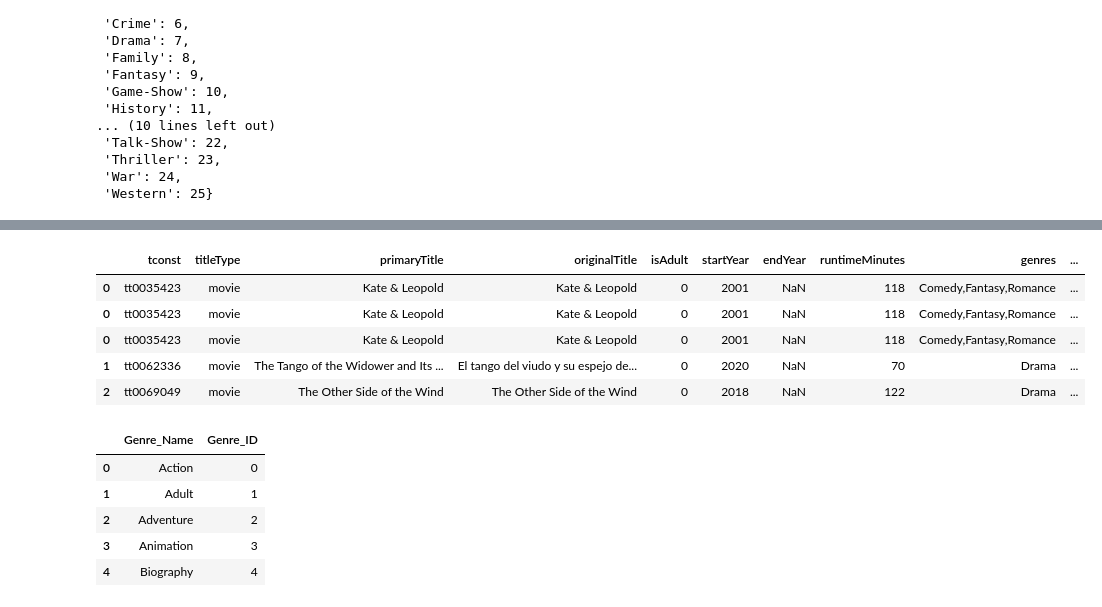
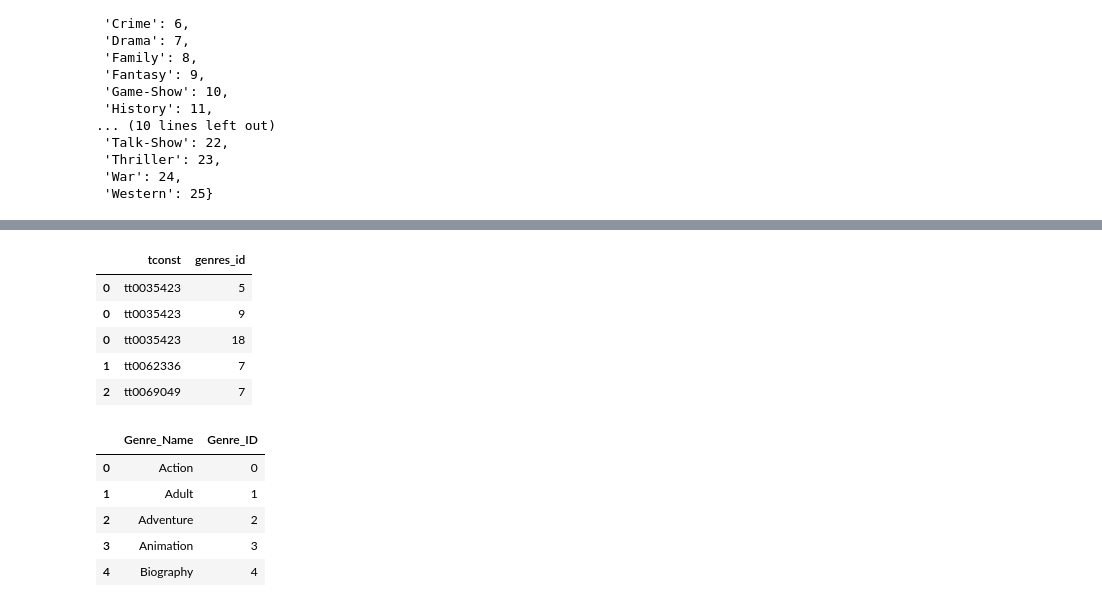
Before and after one commit to Zach-Hanson3/Project-3, a Jupyter notebook: Creating_Database.ipynb, the cells around one changed output, grey strips where cells are left out. Cells and saved outputs as stored; diff of their text form; code cells hidden in the pictures.

```diff
--- a/Creating_Database.ipynb
+++ b/Creating_Database.ipynb
@@ -84,7 +99,7 @@ title_basics
 # %%
 #Exploding split columns
-title_basics = title_basics.explode('genres_split')
-title_basics
+exploded_genres = title_basics.explode('genres_split')
+exploded_genres
 # %% [output]
 |  | tconst | titleType | primaryTitle | originalTitle | isAdult | startYear | endYear | runtimeMinutes | genres | ... |
 | 0 | tt0035423 | movie | Kate & Leopold | Kate & Leopold | 0 | 2001 | NaN | 118 | Comedy,Fantasy,Romance | ... |
@@ -100,5 +115,4 @@ title_basics
 | 85566 | tt9916362 | movie | Coven | Akelarre | 0 | 2020 | NaN | 92 | Drama,History | ... |
 159847 rows × 10 columns
 # %%
-unique_genres = sorted(title_basics['genres_split'].unique())
-unique_genres
+unique_genres = sorted(exploded_genres['genres_split'].unique())
@@ -123,5 +119,5 @@ unique_genres
 # %%
-title_genres = title_basics[['tconst', 'genres_split']].copy()
+title_genres = exploded_genres[['tconst', 'genres_split']].copy()
 title_genres.head()
 # %% [output]
 |  | tconst | genres_split |
@@ -156,14 +161,14 @@ genre_map
 # %%
-title_basics['genre_id'] = title_basics['genres_split'].map(genre_map)
-title_basics = title_basics.drop(columns='genres_split')
-title_basics.head()
+title_genres['genres_id'] = title_genres['genres_split'].map(genre_map)
+title_genres = title_genres.drop(columns='genres_split')
+title_genres.head()
 # %% [output]
-|  | tconst | titleType | primaryTitle | originalTitle | isAdult | startYear | endYear | runtimeMinutes | genres | ... |
-| 0 | tt0035423 | movie | Kate & Leopold | Kate & Leopold | 0 | 2001 | NaN | 118 | Comedy,Fantasy,Romance | ... |
-| 0 | tt0035423 | movie | Kate & Leopold | Kate & Leopold | 0 | 2001 | NaN | 118 | Comedy,Fantasy,Romance | ... |
-| 0 | tt0035423 | movie | Kate & Leopold | Kate & Leopold | 0 | 2001 | NaN | 118 | Comedy,Fantasy,Romance | ... |
-| 1 | tt0062336 | movie | The Tango of the Widower and Its ... | El tango del viudo y su espejo de... | 0 | 2020 | NaN | 70 | Drama | ... |
-| 2 | tt0069049 | movie | The Other Side of the Wind | The Other Side of the Wind | 0 | 2018 | NaN | 122 | Drama | ... |
+|  | tconst | genres_id |
+| 0 | tt0035423 | 5 |
+| 0 | tt0035423 | 9 |
+| 0 | tt0035423 | 18 |
+| 1 | tt0062336 | 7 |
+| 2 | tt0069049 | 7 |
 # %%
 genres = pd.DataFrame({'Genre_Name': genre_map.keys(),
                        'Genre_ID': genre_map.values()})
```
Also changed, not shown: parts of 37 cells of this notebook.
